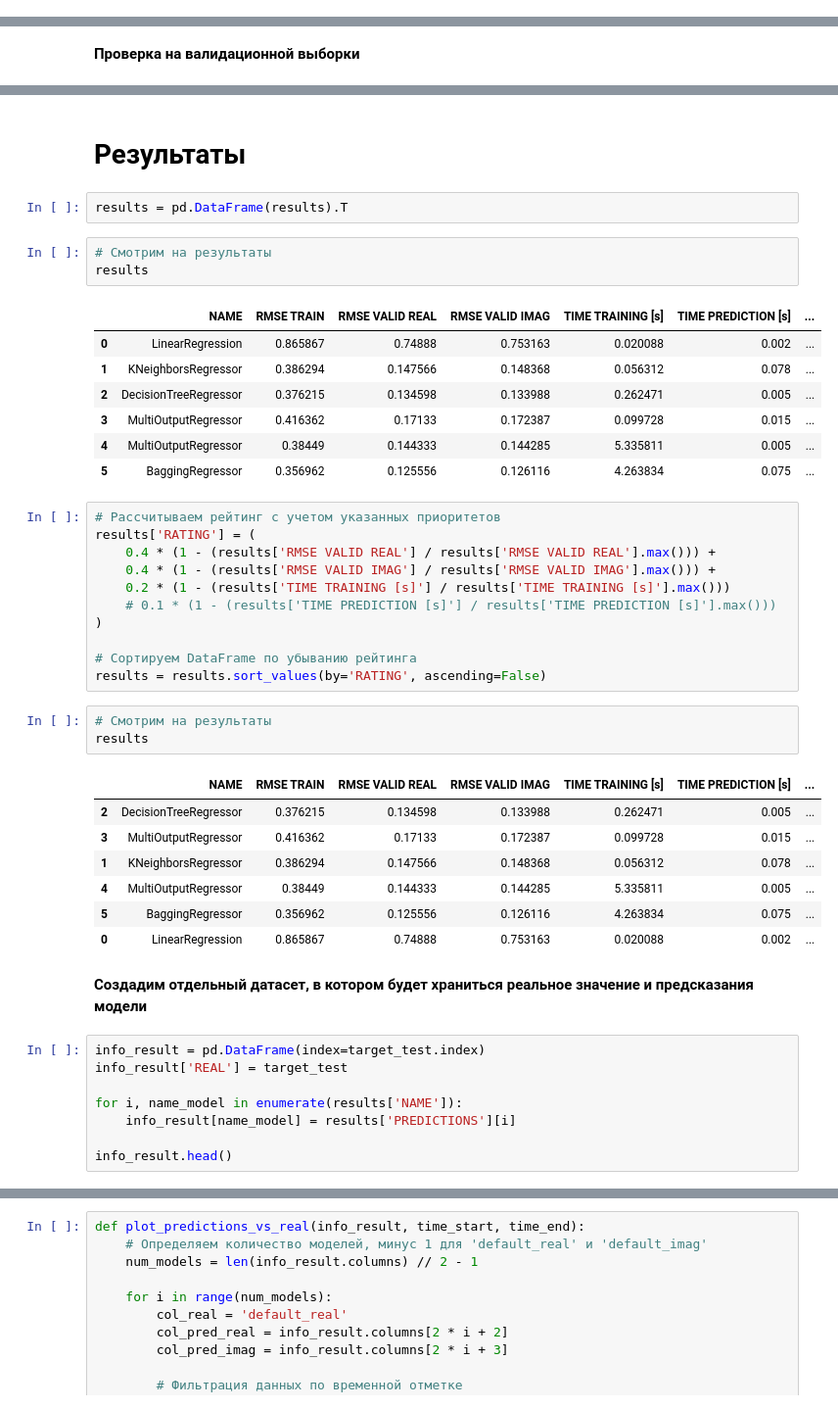
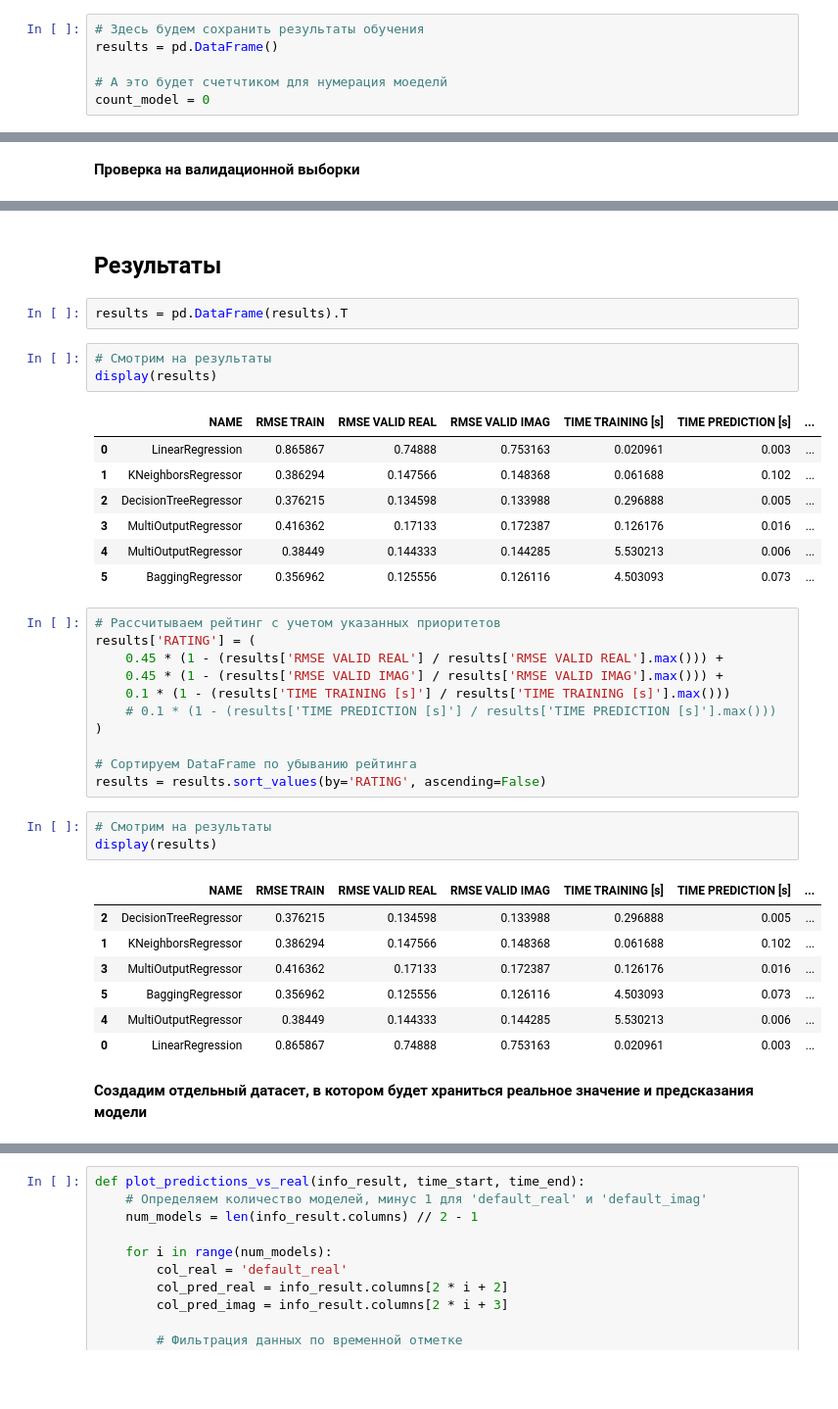
Before and after one commit to RedAlexDad/hw_tasks_bmstu, a Jupyter notebook: task.ipynb, the cells around one changed output, grey strips where cells are left out. Shown at 98% size. Cells and saved outputs as stored; diff of their text form; blank space fills up the shorter version.

```diff
--- a/task.ipynb
+++ b/task.ipynb
@@ -455,5 +833,11 @@ Name: 0, dtype: object
 # %% [markdown]
 # Машинное обучение
+# %%
+# Здесь будем сохранить результаты обучения
+results = pd.DataFrame()
+
+# А это будет счетчтиком для нумерация моеделй
+count_model = 0
 # %%
 # Определение входных и выходных данных
 features = df[['input_real', 'input_imag']]
@@ -1003,26 +1387,26 @@ PREDICTIONS            [[-0.5211061075152857, 3.000718101419898], [-2...
 PARAMETRS              {'baggingregressor__n_estimators': 25, 'baggin...
 Name: 5, dtype: object
 # %% [markdown]
-# Результаты
+## Результаты
 # %%
 results = pd.DataFrame(results).T
 # %%
 # Смотрим на результаты
-results
+display(results)
 # %% [output]
 |  | NAME | RMSE TRAIN | RMSE VALID REAL | RMSE VALID IMAG | TIME TRAINING [s] | TIME PREDICTION [s] | ... |
-| 0 | LinearRegression | 0.865867 | 0.74888 | 0.753163 | 0.020088 | 0.002 | ... |
-| 1 | KNeighborsRegressor | 0.386294 | 0.147566 | 0.148368 | 0.056312 | 0.078 | ... |
-| 2 | DecisionTreeRegressor | 0.376215 | 0.134598 | 0.133988 | 0.262471 | 0.005 | ... |
-| 3 | MultiOutputRegressor | 0.416362 | 0.17133 | 0.172387 | 0.099728 | 0.015 | ... |
-| 4 | MultiOutputRegressor | 0.38449 | 0.144333 | 0.144285 | 5.335811 | 0.005 | ... |
-| 5 | BaggingRegressor | 0.356962 | 0.125556 | 0.126116 | 4.263834 | 0.075 | ... |
+| 0 | LinearRegression | 0.865867 | 0.74888 | 0.753163 | 0.020961 | 0.003 | ... |
+| 1 | KNeighborsRegressor | 0.386294 | 0.147566 | 0.148368 | 0.061688 | 0.102 | ... |
+| 2 | DecisionTreeRegressor | 0.376215 | 0.134598 | 0.133988 | 0.296888 | 0.005 | ... |
+| 3 | MultiOutputRegressor | 0.416362 | 0.17133 | 0.172387 | 0.126176 | 0.016 | ... |
+| 4 | MultiOutputRegressor | 0.38449 | 0.144333 | 0.144285 | 5.530213 | 0.006 | ... |
+| 5 | BaggingRegressor | 0.356962 | 0.125556 | 0.126116 | 4.503093 | 0.073 | ... |
 # %%
 # Рассчитываем рейтинг с учетом указанных приоритетов
 results['RATING'] = (
-    0.4 * (1 - (results['RMSE VALID REAL'] / results['RMSE VALID REAL'].max())) +
-    0.4 * (1 - (results['RMSE VALID IMAG'] / results['RMSE VALID IMAG'].max())) +
-    0.2 * (1 - (results['TIME TRAINING [s]'] / results['TIME TRAINING [s]'].max()))
+    0.45 * (1 - (results['RMSE VALID REAL'] / results['RMSE VALID REAL'].max())) +
+    0.45 * (1 - (results['RMSE VALID IMAG'] / results['RMSE VALID IMAG'].max())) +
+    0.1 * (1 - (results['TIME TRAINING [s]'] / results['TIME TRAINING [s]'].max()))
     # 0.1 * (1 - (results['TIME PREDICTION [s]'] / results['TIME PREDICTION [s]'].max()))
 )
 
@@ -1030,25 +1414,17 @@ results['RATING'] = (
 results = results.sort_values(by='RATING', ascending=False)
 # %%
 # Смотрим на результаты
-results
+display(results)
 # %% [output]
 |  | NAME | RMSE TRAIN | RMSE VALID REAL | RMSE VALID IMAG | TIME TRAINING [s] | TIME PREDICTION [s] | ... |
-| 2 | DecisionTreeRegressor | 0.376215 | 0.134598 | 0.133988 | 0.262471 | 0.005 | ... |
-| 3 | MultiOutputRegressor | 0.416362 | 0.17133 | 0.172387 | 0.099728 | 0.015 | ... |
-| 1 | KNeighborsRegressor | 0.386294 | 0.147566 | 0.148368 | 0.056312 | 0.078 | ... |
-| 4 | MultiOutputRegressor | 0.38449 | 0.144333 | 0.144285 | 5.335811 | 0.005 | ... |
-| 5 | BaggingRegressor | 0.356962 | 0.125556 | 0.126116 | 4.263834 | 0.075 | ... |
-| 0 | LinearRegression | 0.865867 | 0.74888 | 0.753163 | 0.020088 | 0.002 | ... |
+| 2 | DecisionTreeRegressor | 0.376215 | 0.134598 | 0.133988 | 0.296888 | 0.005 | ... |
+| 1 | KNeighborsRegressor | 0.386294 | 0.147566 | 0.148368 | 0.061688 | 0.102 | ... |
+| 3 | MultiOutputRegressor | 0.416362 | 0.17133 | 0.172387 | 0.126176 | 0.016 | ... |
+| 5 | BaggingRegressor | 0.356962 | 0.125556 | 0.126116 | 4.503093 | 0.073 | ... |
+| 4 | MultiOutputRegressor | 0.38449 | 0.144333 | 0.144285 | 5.530213 | 0.006 | ... |
+| 0 | LinearRegression | 0.865867 | 0.74888 | 0.753163 | 0.020961 | 0.003 | ... |
 # %% [markdown]
 **Создадим отдельный датасет, в котором будет храниться реальное значение и предсказания модели**
-# %%
-info_result = pd.DataFrame(index=target_test.index)
-info_result['REAL'] = target_test
-
-for i, name_model in enumerate(results['NAME']):
-    info_result[name_model] = results['PREDICTIONS'][i]
-
-info_result.head()
 # %%
 # Используем индексы валидационных данных
 info_result = pd.DataFrame(index=targets_valid.index)
```
Also changed, not shown: parts of 66 cells of this notebook, 6 other files.
